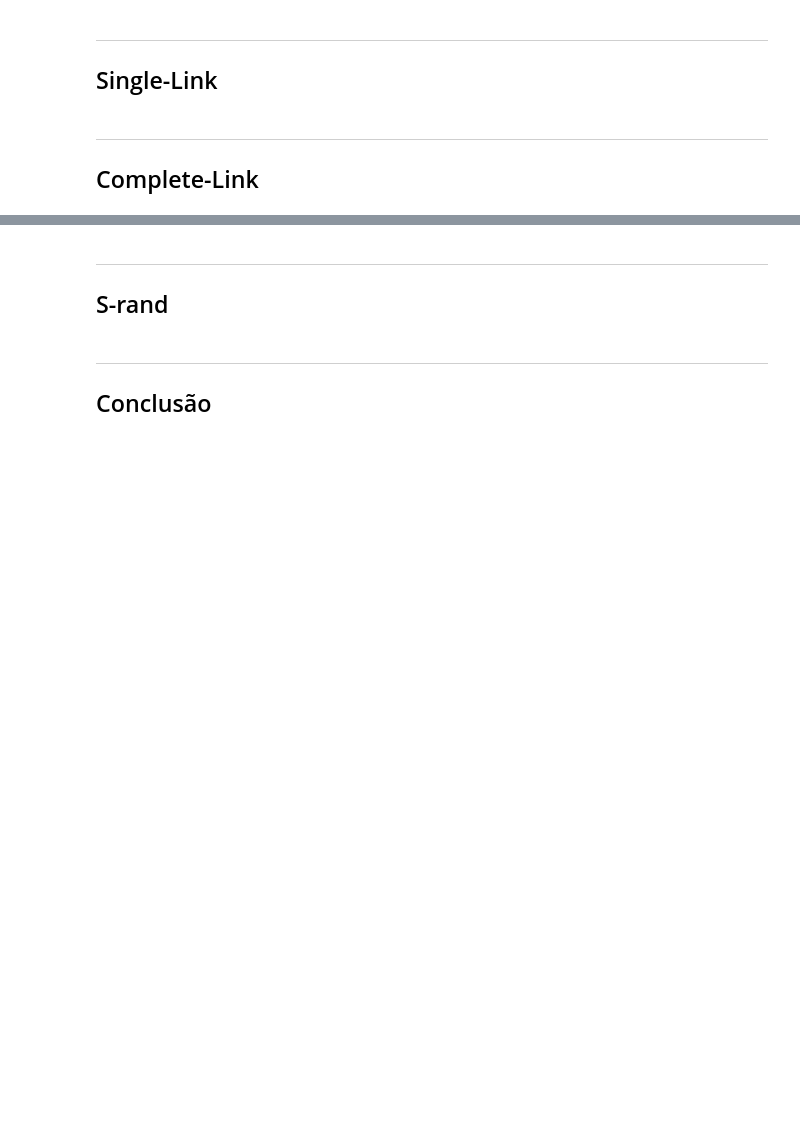
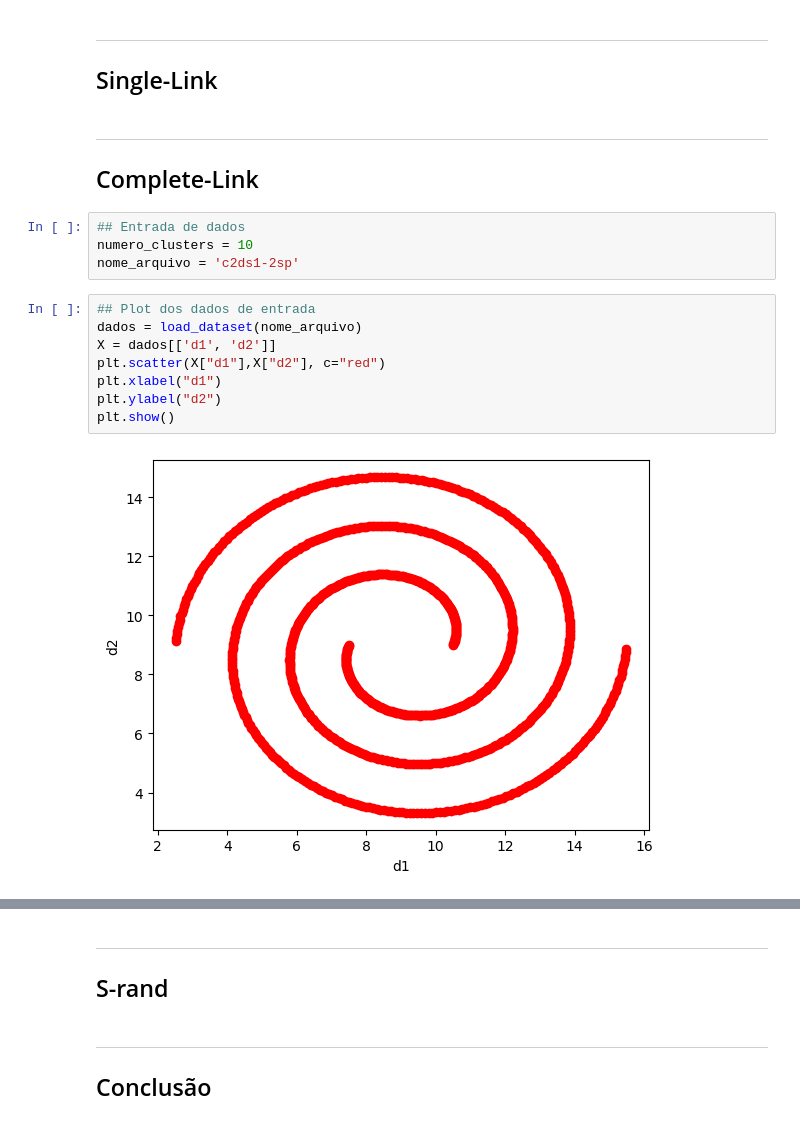
Before and after one commit to biarog/Trabalho-de-IA, a Jupyter notebook: kmedias.ipynb, the cells around one changed output, grey strips where cells are left out. Drawn from its saved outputs; the diff is of its cells as text; blank space fills up the shorter version.

```diff
--- a/kmedias.ipynb
+++ b/kmedias.ipynb
@@ -99,3 +102,17 @@ export.to_csv(nome_arquivo + '_k-media'  + '.csv')
 # %% [markdown]
 ---
 ## Complete-Link
+# %%
+## Entrada de dados
+numero_clusters = 10
+nome_arquivo = 'c2ds1-2sp'
+# %%
+## Plot dos dados de entrada
+dados = load_dataset(nome_arquivo)
+X = dados[['d1', 'd2']]
+plt.scatter(X["d1"],X["d2"], c="red")
+plt.xlabel("d1")
+plt.ylabel("d2")
+plt.show()
+# %% [output]
+[figure, added]
```
Also changed, not shown: parts of 8 cells of this notebook, 3 other files.
